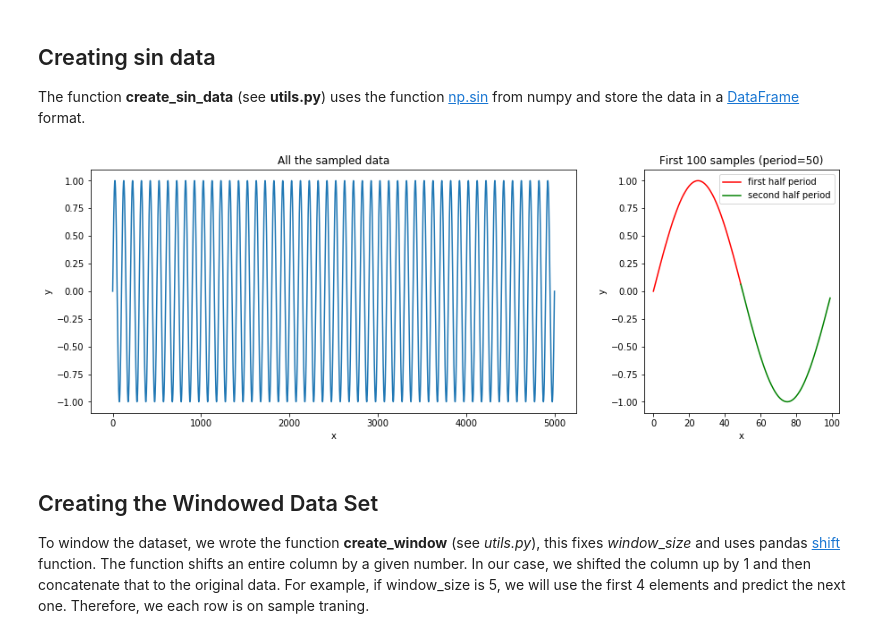
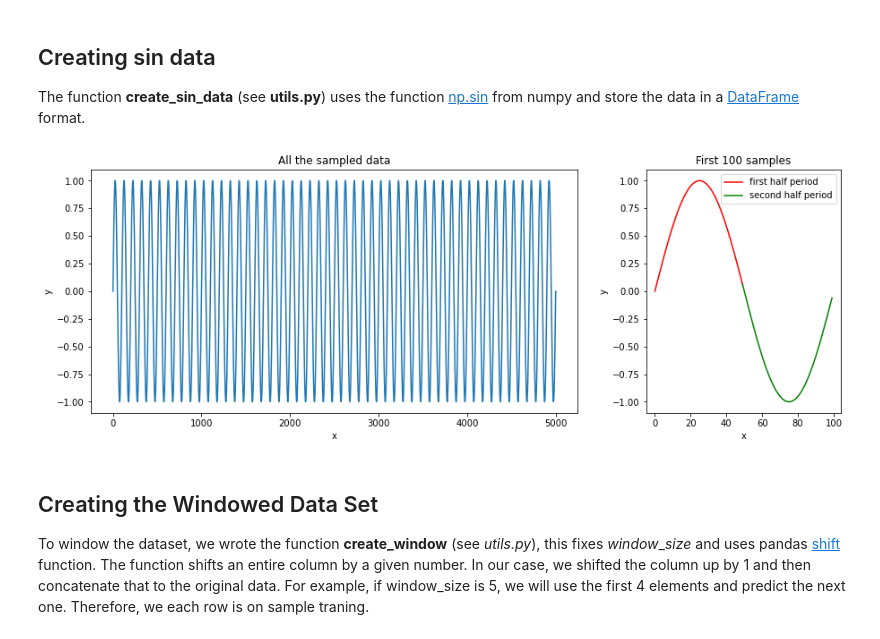
Before and after one commit to core-skills/09-deep-learning, a Jupyter notebook: notebooks/pm2-predicting-sin-wave.ipynb, the cells around one changed output. Cells and saved outputs as stored; diff of their text form; code cells hidden in the pictures.

```diff
--- a/notebooks/pm2-predicting-sin-wave.ipynb
+++ b/notebooks/pm2-predicting-sin-wave.ipynb
@@ -45,35 +45,35 @@ The function __create_sin_data__ (see **utils.py**) uses the function [np.sin](h
 # Creating the sin data, this returns a DataFrame
 series = create_sin_data(samples=5000, period=50)
 
 # Visualising the series
 f, (ax0, ax1) = plt.subplots(1,2, figsize = (15, 5), gridspec_kw = {'width_ratios':[5, 2]})
 
 # Ploting the sampled data
    # series.values returns a numpy representation of the DataFrame
 ax0.plot(series.values)
 ax0.set_xlabel("x")
 ax0.set_ylabel("y")
 ax0.set_title("All the sampled data")
 
 # Ploting the first PERIOD of the sampled data
   # series.values returns a numpy representation of the DataFrame, by doing series.values[:PERIOD], we are
   # taking the first 50 samples in the numpy.array representation
 ax1.plot(range(50),series.values[:50], 'r', label='first half period')
 ax1.set_xlabel("x")
 ax1.set_ylabel("y")
 
 
   # series.values returns a numpy representation of the DataFrame, by doing series.values[:PERIOD], we are
   # taking the second 50 samples in the numpy.array representation
 ax1.plot(range(49, 100), series.values[49:100], 'g', label='second half period')
 ax1.set_xlabel("x")
 ax1.set_ylabel("y")
-ax1.set_title("First {} samples (period=50)".format(100))
+ax1.set_title("First {} samples".format(100))
 ax1.legend(loc="upper right")
 
 plt.show()
 # %% [output]
-[figure, old version]
+[figure, new version]
 # %% [markdown]
 ## Creating the Windowed Data Set
 <a id='window'></a>
```
Also changed, not shown: parts of 2 cells of this notebook, 3 other files.
